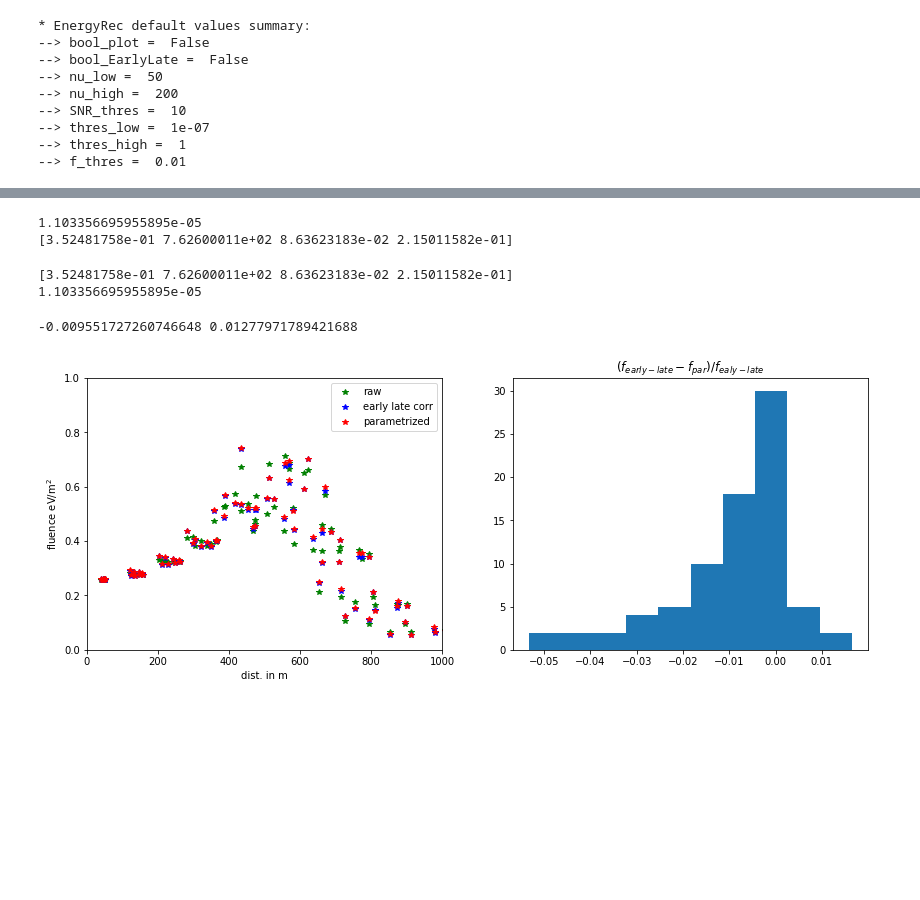
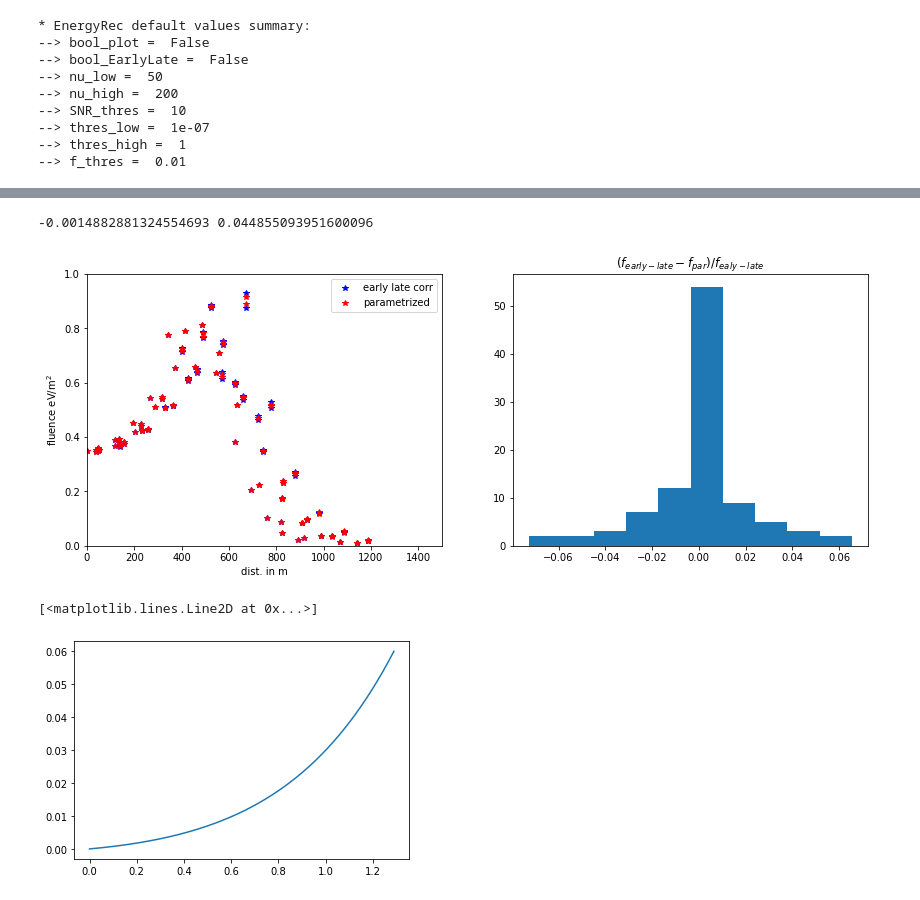
Before and after one commit to grand-mother/grand-energy-rec, a Jupyter notebook: Symmetric_Fit.ipynb, the cells around one changed output, grey strips where cells are left out. Saved outputs shown, nothing was run; the diff lists cells and outputs as text; code cells hidden in the pictures; blank space fills up the shorter version.

Commit message:
The rotationally symmetric LDF is now implemented. It lacks validation with higher energy shower (used 10^17eV)

```diff
--- a/Symmetric_Fit.ipynb
+++ b/Symmetric_Fit.ipynb
@@ -49,0 +35,7 @@ fluence_evB = rec1.fluence_evB
+# %%
+fluence_geo = np.array([])
+fluence_ce = np.array([])
+alpha = np.array([])
+distance = np.array([])
+d_Xmax = np.array([])
+rho_Xmax = np.array([])
@@ -49,0 +71,4 @@ fluence_evB = rec1.fluence_evB
+# %%
+bestfit = EnergyRec.SymFit.a_ratio_fit(fluence_geo, fluence_ce,alpha, distance, d_Xmax, rho_Xmax)
+print(EnergyRec.SymFit.a_ratio_chi2(bestfit,fluence_geo, fluence_ce,alpha, distance, d_Xmax, rho_Xmax))
+print(bestfit)
@@ -49,0 +82,6 @@ fluence_evB = rec1.fluence_evB
+# %%
+#bestfit = np.array([2.82792856e-02 3.87232813e+02 3.41517427e-01 1.57011060e-01])
+rec1 = EnergyRec(sim_dir)
+
+rec1.Eval_geo_ce_fluences()
+fluence_par = rec1.Eval_par_fluences(bestfit)
@@ -66,58 +120,38 @@ plt.legend()
-# %%
-fluence_geo = rec1.fluence_geo
-fluence_ce = rec1.fluence_ce
-
-n_ant = len(rec1.GRANDshower.fields)
-eB = rec1.GRANDshower.geomagnet.xyz.value/np.linalg.norm(rec1.GRANDshower.geomagnet.xyz.value)
-alpha = np.zeros(n_ant) + np.arccos(np.dot(rec1.shower.ev,eB))
-distance = np.linalg.norm((rec1.shower.r_proj - rec1.shower.r_Core_proj)[:,0:2],axis=1)
-d_Xmax = np.zeros(n_ant) +  np.linalg.norm((rec1.GRANDshower.core - rec1.GRANDshower.maximum).xyz.value)
-rho_max = np.zeros(n_ant) + rec1.SymFit.rho(d_Xmax[0],-rec1.shower.ev)
-
-bestfit = rec1.SymFit.a_ratio_fit(fluence_geo, fluence_ce,alpha, distance, d_Xmax, rho_max)
-print(rec1.SymFit.a_ratio_chi2(bestfit,fluence_geo, fluence_ce,alpha, distance, d_Xmax, rho_max))
-print(bestfit)
-# %% [output]
-1.103356695955895e-05
-[3.52481758e-01 7.62600011e+02 8.63623183e-02 2.15011582e-01]
-# %%
-fluence_par = np.zeros(n_ant)
-
-par = bestfit
-print(par)
-print(rec1.SymFit.a_ratio_chi2(par,fluence_geo, fluence_ce,alpha, distance, d_Xmax, rho_max))
-for ant in range(n_ant):
-    r_plane = rec1.shower.r_proj[ant][0:2]
-    phi = np.arccos(np.dot(r_plane,np.array([1,0]))/np.linalg.norm(r_plane))
-    fluence_par[ant] = EnergyRec.SymFit.f_par_geo(fluence_evB[ant],phi,alpha[ant],distance[ant],d_Xmax[ant],par,rho_max[ant])
-# %% [output]
-[3.52481758e-01 7.62600011e+02 8.63623183e-02 2.15011582e-01]
-1.103356695955895e-05
 # %%
 plt.figure(figsize=[14,5])
-
+distance = np.linalg.norm((rec1.shower.r_proj - rec1.shower.r_Core_proj)[:,0:2],axis=1)
+sel = np.where(rec1.fluence_arr>0.01)
 plt.subplot(121)
-plt.plot(distance,fluence_evB_unc,"g*", label="raw")
-plt.plot(distance,fluence_evB,"b*", label = "early late corr")
-plt.plot(distance,fluence_par,"r*", label = "parametrized")
+#plt.plot(distance,fluence_evB_unc,"g*", label="raw")
+plt.plot(distance[sel],rec1.fluence_evB[sel],"b*", label = "early late corr")
+plt.plot(distance[sel],fluence_par[sel],"r*", label = "parametrized")
 
 plt.ylim(0,1)
-plt.xlim(0,1000)
+plt.xlim(0,1500)
 
 plt.xlabel("dist. in m")
 plt.ylabel("fluence eV/m$^2$")
 
 plt.legend()
 
 #plt.gca().set_yscale('log')
 
 plt.subplot(122)
 
-diff = (fluence_evB - fluence_par)/fluence_evB
-plt.hist(diff,10)
+diff = (rec1.fluence_evB - fluence_par)/rec1.fluence_evB
+plt.hist(diff[sel],10)
 plt.title("($f_{early-late}-f_{par})/f_{ealy-late}$")
 
 print(np.mean(diff),np.std(diff))
 # %% [output]
--0.009551727260746648 0.01277971789421688
+-0.0014882881324554693 0.044855093951600096
-[figure, old version]
+[figure, new version]
+# %%
+dist = np.array(range(1500))
+par = [0.373, 762.6, 0.149, 0.189]
+a_ratio = rec1.SymFit.a_ratio(dist, d_Xmax, par, rho_Xmax)
+den = np.exp((rho_Xmax-0.4)/0.149)-0.189
+plt.plot(dist/d_Xmax*180/np.pi,a_ratio/den)
+# %% [output]
+[<matplotlib.lines.Line2D at 0x...>]
+[figure, added]
```
Also changed, not shown: parts of 10 cells of this notebook, 1 other file.
